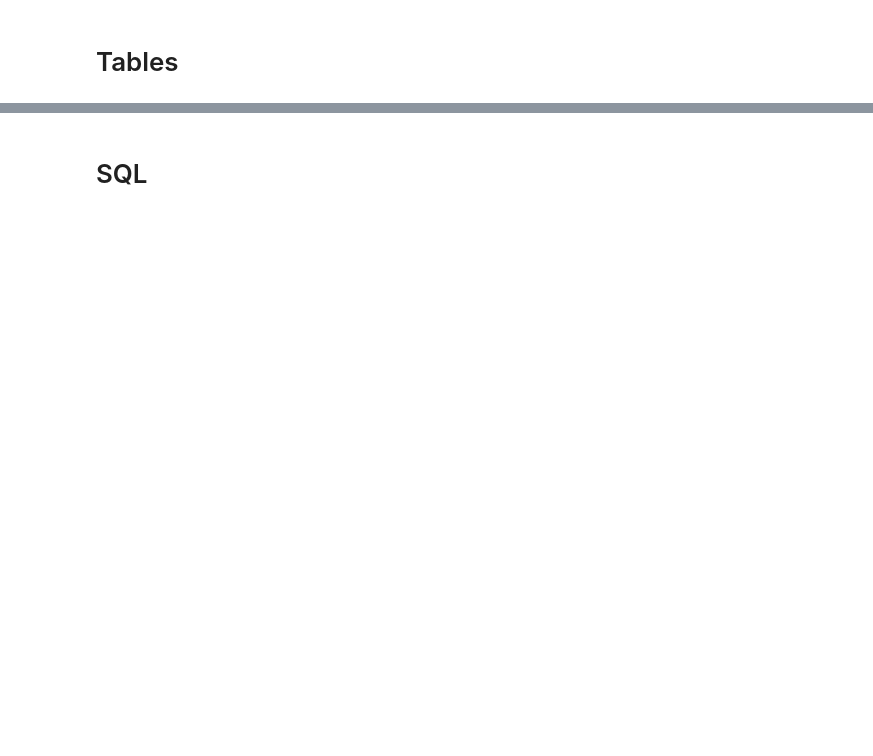
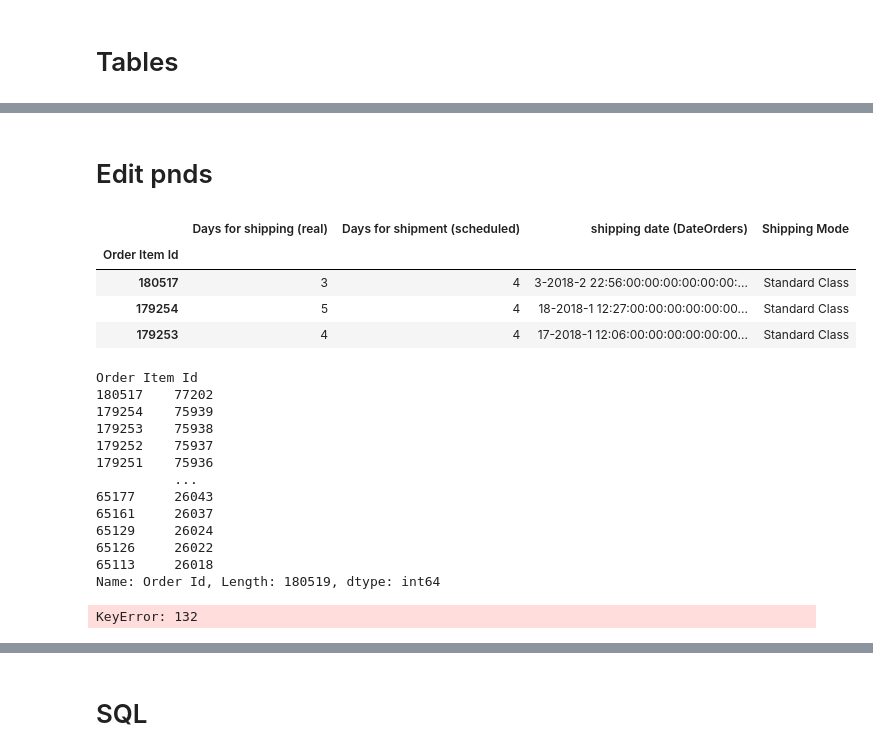
Before and after one commit to luciantin-faks/faks-SPI, a Jupyter notebook: Analiza.ipynb, the cells around one changed output, grey strips where cells are left out. Saved outputs shown, nothing was run; the diff lists cells and outputs as text; code cells hidden in the pictures; blank space fills up the shorter version.

```diff
--- a/Analiza.ipynb
+++ b/Analiza.ipynb
@@ -224,0 +282,35 @@ display(HTML(table_product[:3].to_html()))
+# %% [markdown]
+# Edit pnds
+# %%
+def DD_MM_YYYY_to_YYYY_MM_DD(str):
+    str = str.split(" ")
+    time = str[1]
+    date = str[0].split('-')
+    return date[2] + '-' + date[0] + '-' + date[1] + ' ' + time
+
+def change_date_format(df, col):
+    return df[col].apply(lambda date: DD_MM_YYYY_to_YYYY_MM_DD(date.replace('/', '-')+":00"))
+
+
+table_shipping["shipping date (DateOrders)"] = change_date_format(table_shipping, "shipping date (DateOrders)")
+display(HTML(table_shipping[:3].to_html()))
+# %% [output]
+|  | Days for shipping (real) | Days for shipment (scheduled) | shipping date (DateOrders) | Shipping Mode |
+| Order Item Id |  |  |  |  |
+| 180517 | 3 | 4 | 3-2018-2 22:56:00:00:00:00:00:00:... | Standard Class |
+| 179254 | 5 | 4 | 18-2018-1 12:27:00:00:00:00:00:00... | Standard Class |
+| 179253 | 4 | 4 | 17-2018-1 12:06:00:00:00:00:00:00... | Standard Class |
+Order Item Id
+180517    77202
+179254    75939
+179253    75938
+179252    75937
+179251    75936
+          ...
+65177     26043
+65161     26037
+65129     26024
+65126     26022
+65113     26018
+Name: Order Id, Length: 180519, dtype: int64
+KeyError: 132
```
Also changed, not shown: parts of 9 cells of this notebook, 9 other files.
